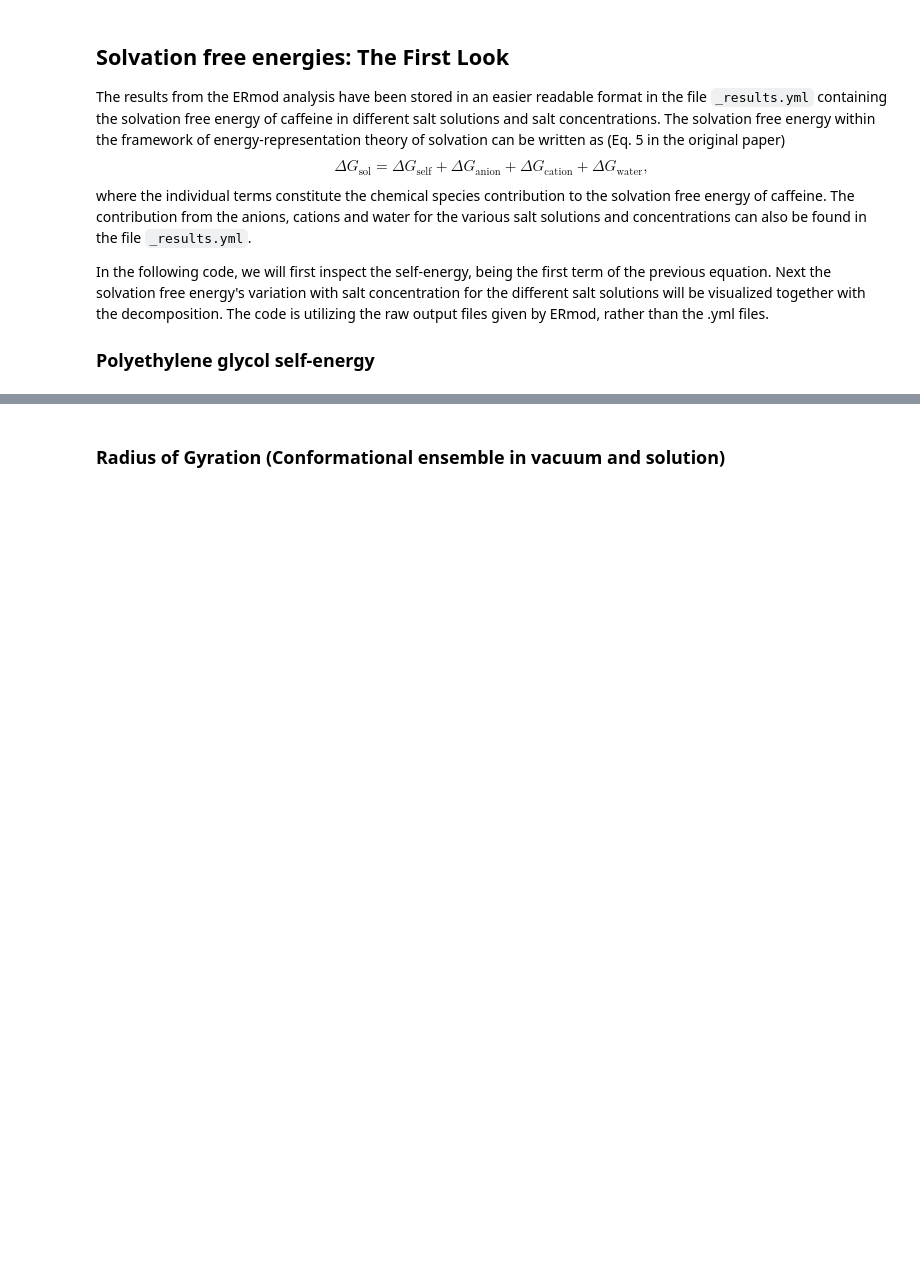
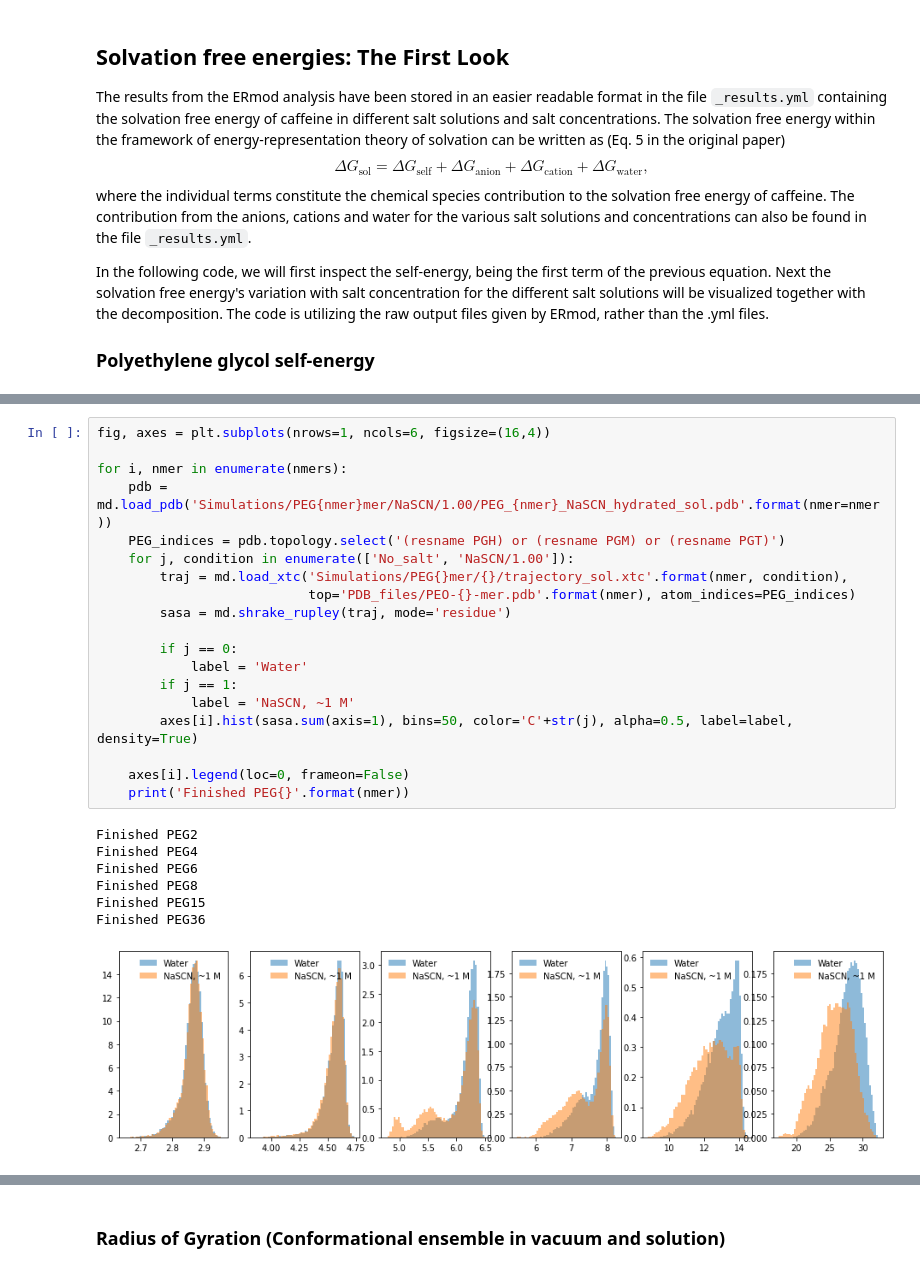
Before and after one commit to SHervoe-Hansen/PEO_solubility_in_NaCl, a Jupyter notebook: Analysis.ipynb, the cells around one changed output, grey strips where cells are left out. Drawn from its saved outputs; the diff is of its cells as text; blank space fills up the shorter version.

```diff
--- a/Analysis.ipynb
+++ b/Analysis.ipynb
@@ -408,0 +582,27 @@ fig.savefig('Figures/PEG_polymerlength.pdf', bbox_inches='tight')
+# %%
+fig, axes = plt.subplots(nrows=1, ncols=6, figsize=(16,4))
+
+for i, nmer in enumerate(nmers):
+    pdb = md.load_pdb('Simulations/PEG{nmer}mer/NaSCN/1.00/PEG_{nmer}_NaSCN_hydrated_sol.pdb'.format(nmer=nmer))
+    PEG_indices = pdb.topology.select('(resname PGH) or (resname PGM) or (resname PGT)')
+    for j, condition in enumerate(['No_salt', 'NaSCN/1.00']):
+        traj = md.load_xtc('Simulations/PEG{}mer/{}/trajectory_sol.xtc'.format(nmer, condition),
+                           top='PDB_files/PEO-{}-mer.pdb'.format(nmer), atom_indices=PEG_indices)
+        sasa = md.shrake_rupley(traj, mode='residue')
+
+        if j == 0:
+            label = 'Water'
+        if j == 1:
+            label = 'NaSCN, ~1 M'
+        axes[i].hist(sasa.sum(axis=1), bins=50, color='C'+str(j), alpha=0.5, label=label, density=True)
+
+    axes[i].legend(loc=0, frameon=False)
+    print('Finished PEG{}'.format(nmer))
+# %% [output]
+Finished PEG2
+Finished PEG4
+Finished PEG6
+Finished PEG8
+Finished PEG15
+Finished PEG36
+[figure, added]
```
Also changed, not shown: parts of 18 cells of this notebook, 8 other files.
